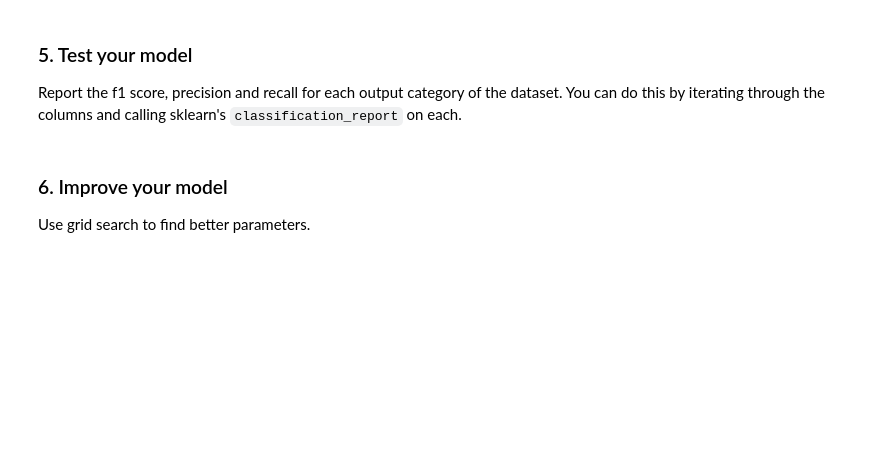
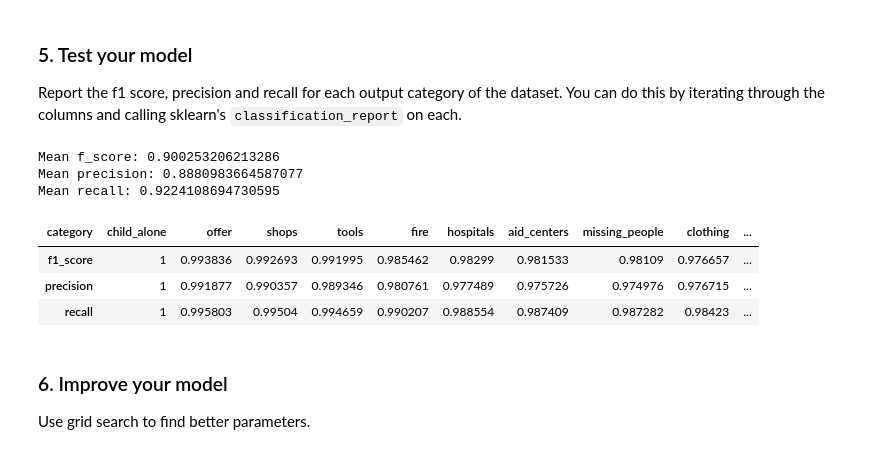
Before and after one commit to gestivalet/NLP_disaster_response_app, a Jupyter notebook: ML_Pipeline_Preparation.ipynb, the cells around one changed output. Drawn from its saved outputs; the diff is of its cells as text; code cells hidden in the pictures; blank space fills up the shorter version.

```diff
--- a/ML_Pipeline_Preparation.ipynb
+++ b/ML_Pipeline_Preparation.ipynb
@@ -51,4 +97,16 @@ pipeline =
+# %%
+multi_clf = MultiOutputClassifier(RandomForestClassifier(random_state=42))
+
+pipeline = Pipeline([
+    ('vect', CountVectorizer(tokenizer=tokenize)),
+    ('tfidf', TfidfTransformer()),
+    ('clf', multi_clf)
+    ])
 # %% [markdown]
 ### 4. Train pipeline
 - Split data into train and test sets
 - Train pipeline
+# %%
+X_train, X_test, y_train, y_test = train_test_split(X, Y, test_size=0.3, random_state=42)
+
+pipeline.fit(X_train, y_train)
@@ -55,6 +122,47 @@ pipeline =
 # %% [markdown]
 ### 5. Test your model
 Report the f1 score, precision and recall for each output category of the dataset. You can do this by iterating through the columns and calling sklearn's `classification_report` on each.
+# %%
+y_pred = pipeline.predict(X_test)
+
+# Get results and add them to a dataframe.
+def generate_classification_report(y_test, y_pred):
+    classification_report_df = pd.DataFrame()
+
+    # loop through categories and add results
+    i=0
+    for c in y_test.columns:
+        precision, recall, f1_score, support = (precision_recall_fscore_support(
+            y_test[c], y_pred[:,i], average='weighted'))
+
+        # set values in dataframe
+        classification_report_df.at[i, 'category' ] = c
+        classification_report_df.at[i, 'f1_score'  ] = f1_score
+        classification_report_df.at[i, 'precision'] = precision
+        classification_report_df.at[i, 'recall'   ] = recall
+        i+=1
+
+    # print mean results
+    print('Mean f_score:', classification_report_df['f1_score'].mean())
+    print('Mean precision:', classification_report_df['precision'].mean())
+    print('Mean recall:', classification_report_df['recall'].mean())
+
+    # organize df for display
+    classification_report_df.sort_values(by='f1_score', ascending=False, inplace=True)
+    classification_report_df.set_index('category', inplace=True)
+
+    return classification_report_df
+
+classification_report_df = generate_classification_report(y_test, y_pred)
+classification_report_df.T.style.background_gradient(cmap=cm, axis=1)
+# %% [output]
+Mean f_score: 0.900253206213286
+Mean precision: 0.8880983664587077
+Mean recall: 0.9224108694730595
+| category | child_alone | offer | shops | tools | fire | hospitals | aid_centers | missing_people | clothing | ... |
+| f1_score | 1 | 0.993836 | 0.992693 | 0.991995 | 0.985462 | 0.98299 | 0.981533 | 0.98109 | 0.976657 | ... |
+| precision | 1 | 0.991877 | 0.990357 | 0.989346 | 0.980761 | 0.977489 | 0.975726 | 0.974976 | 0.976715 | ... |
+| recall | 1 | 0.995803 | 0.99504 | 0.994659 | 0.990207 | 0.988554 | 0.987409 | 0.987282 | 0.98423 | ... |
 # %% [markdown]
 ### 6. Improve your model
 Use grid search to find better parameters.
```
Also changed, not shown: parts of 17 cells of this notebook, 4 other files.
